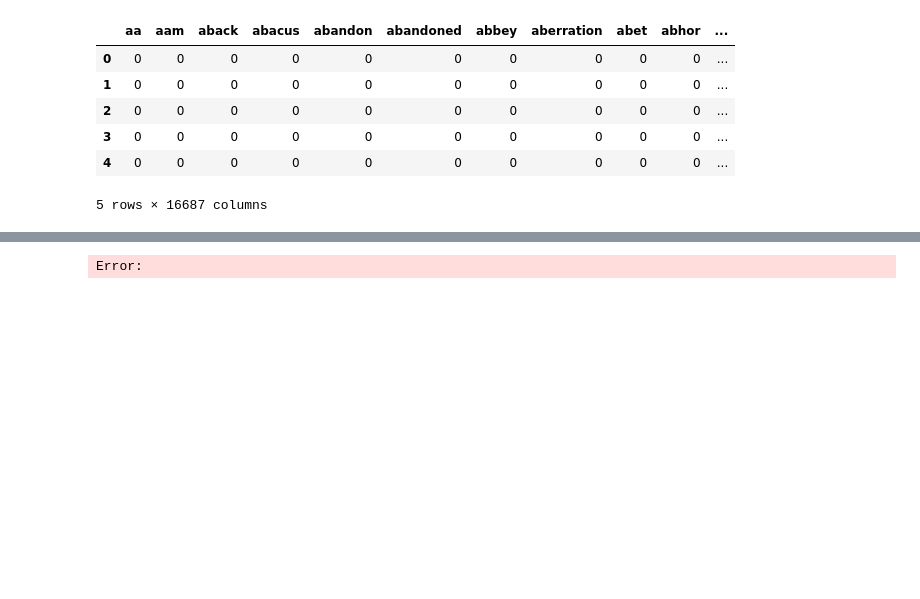
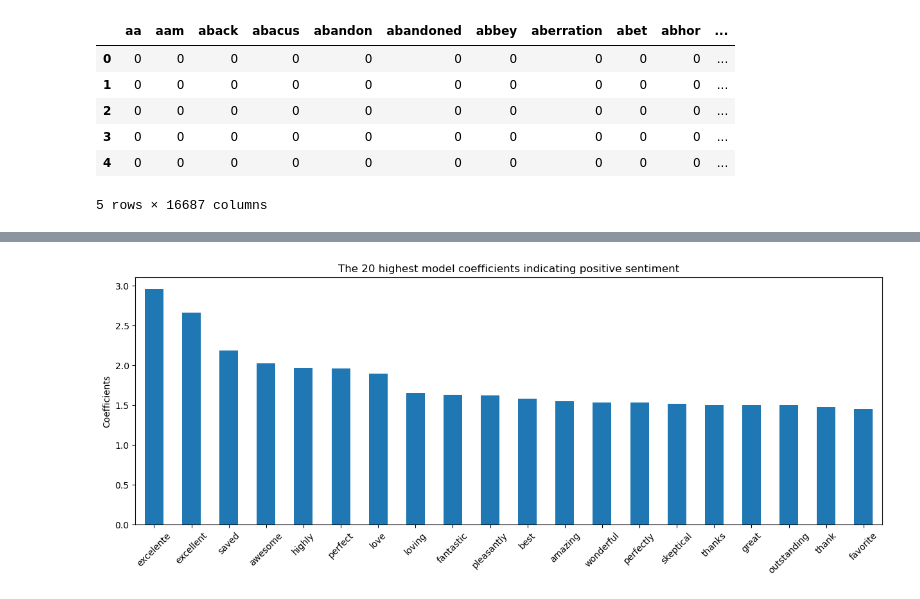
Before and after one commit to 0smee/nlp-capstone, a Jupyter notebook: notebooks/first_explore.ipynb, the cells around one changed output, grey strips where cells are left out. Saved outputs shown, nothing was run; the diff lists cells and outputs as text; code cells hidden in the pictures; blank space fills up the shorter version.

```diff
--- a/notebooks/first_explore.ipynb
+++ b/notebooks/first_explore.ipynb
@@ -499,13 +535,13 @@ my_df.head()
 # %%
 word_counts = pd.DataFrame(
-    {"counts": s_transformed_short2.sum(axis=0)},
-    index=short_car2.get_feature_names_out()
-).sort_values("counts", ascending=False)
+    {"coefficients": logreg.coef_[0]},
+    index=bow2.get_feature_names()
+).sort_values("coefficients", ascending=False)
 
 word_counts.head(20).plot(kind="bar", figsize=(15, 5), legend=False)
-plt.title("Top 20 most frequently occurring words")
-plt.ylabel("Count")
+plt.title("The 20 highest model coefficients indicating positive sentiment")
+plt.ylabel("Coefficients")
 plt.xticks(rotation=45)
 plt.show()
 # %% [output]
-Error:
+[figure, added]
```
Also changed, not shown: parts of 18 cells of this notebook.
